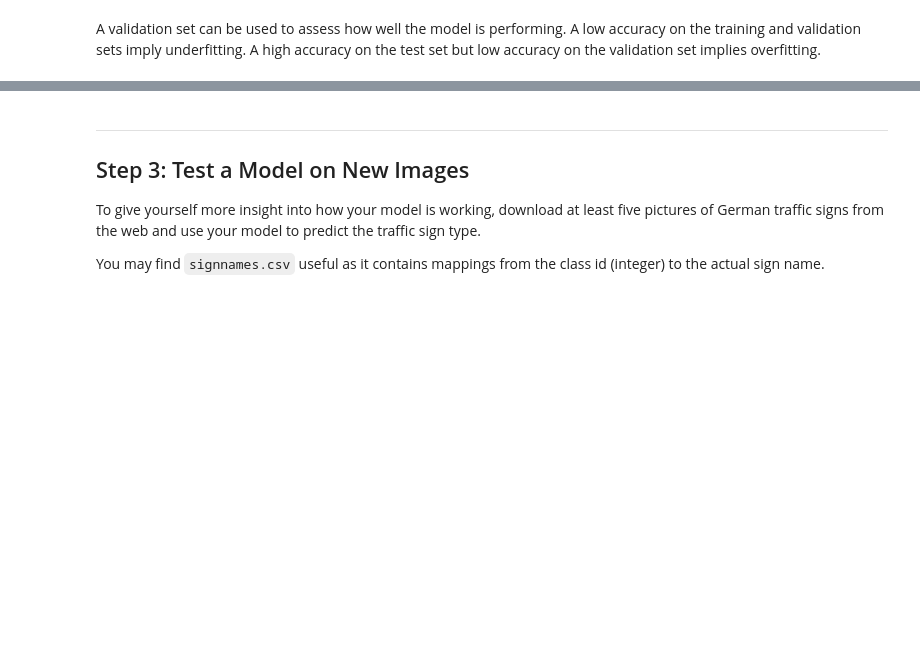
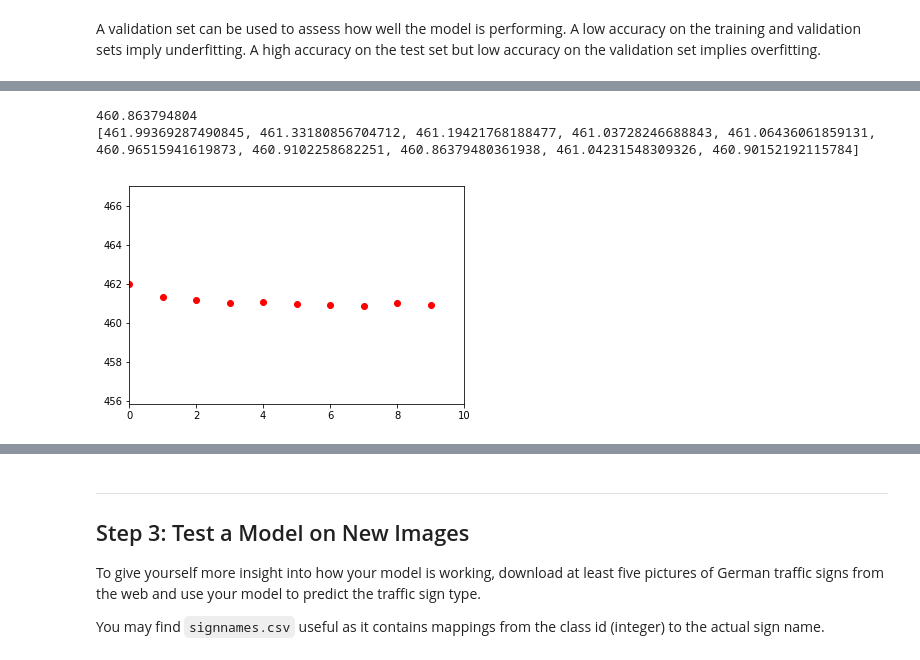
Before and after one commit to duke24k/self-driving-car-nd, a Jupyter notebook: p2/Traffic_Sign_Classifier_submit.ipynb, the cells around one changed output, grey strips where cells are left out. Drawn from its saved outputs; the diff is of its cells as text; code cells hidden in the pictures; blank space fills up the shorter version.

```diff
--- a/p2/Traffic_Sign_Classifier_submit.ipynb
+++ b/p2/Traffic_Sign_Classifier_submit.ipynb
@@ -804,3 +831,18 @@ Model saved
+# %%
+print(min(debugger_total_loss_v))
+print(debugger_total_loss_v)
+
+step = EPOCHS/10
+min_value = min(debugger_total_loss_v) - 5
+max_value = max(debugger_total_loss_v) + 5
+
+plt.plot(np.arange(0., step, 1), debugger_total_loss_v, 'ro')
+plt.axis([0, step, min_value, max_value])
+plt.show()
+# %% [output]
+460.863794804
+[461.99369287490845, 461.33180856704712, 461.19421768188477, 461.03728246688843, 461.06436061859131, 460.96515941619873, 460.9102258682251, 460.86379480361938, 461.04231548309326, 460.90152192115784]
+[figure, added]
 # %%
 print(len([n.name for n in tf.get_default_graph().as_graph_def().node]))
 no_node_training = [n.name for n in tf.get_default_graph().as_graph_def().node]
```
Also changed, not shown: parts of 15 cells of this notebook.
